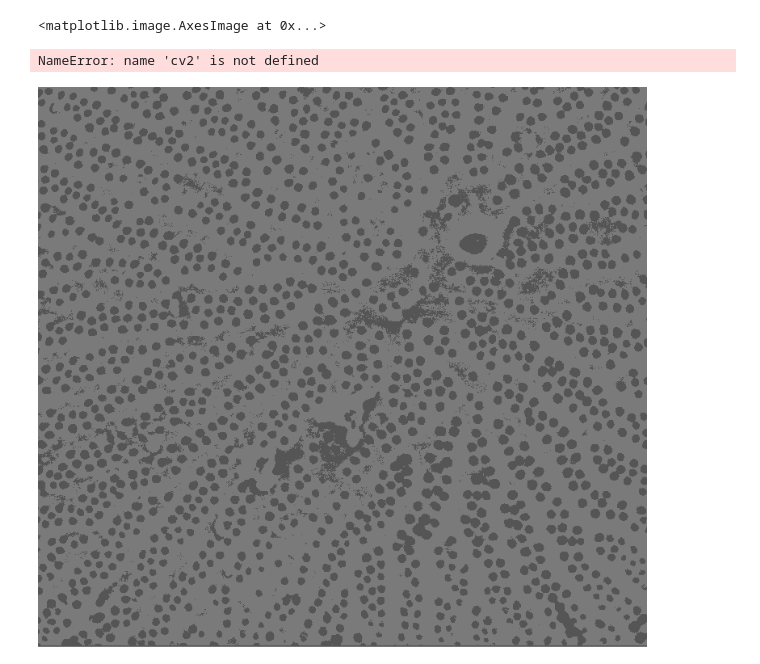
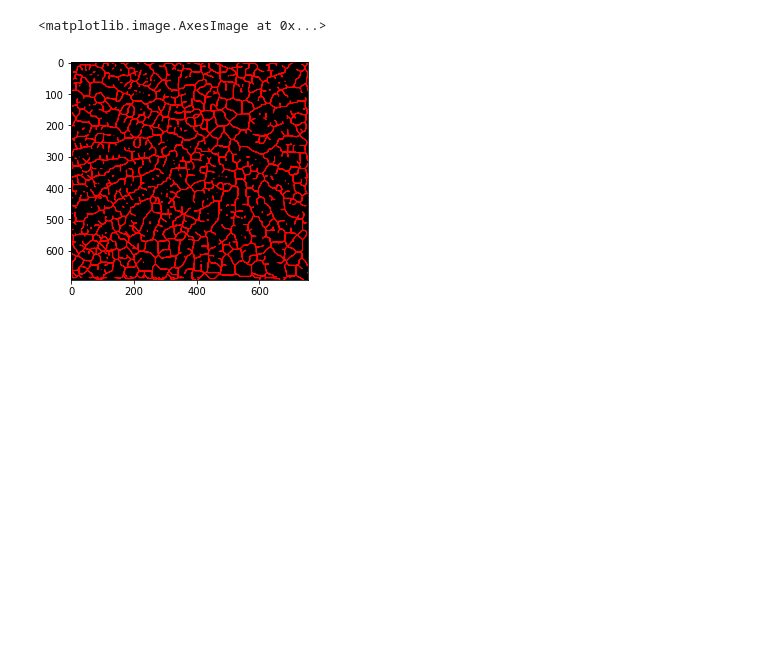
Before and after one commit to csteed/ORHS-MathThesis-2018, a Jupyter notebook: work/CNMS/Blurs, Histograms, Stats-wild018-blur first.ipynb, the cells around one changed output. Drawn from its saved outputs; the diff is of its cells as text; code cells hidden in the pictures; blank space fills up the shorter version.

```diff
--- a/work/CNMS/Blurs, Histograms, Stats-wild018-blur first.ipynb
+++ b/work/CNMS/Blurs, Histograms, Stats-wild018-blur first.ipynb
@@ -0,0 +27,7 @@
+# %%
+newimg[np.where(newimg == [])] = [255]
+newimg[np.where(newimg == [])] = [255]
+newimg[np.where(newimg == [0])] = [255]
+newimg[np.where(newimg == [1])] = [255]
+plt.imshow(newimg)
+#print(newimg)
@@ -0,0 +37,8 @@
+# %%
+from skimage.filters import threshold_otsu
+th=threshold_otsu(newimg)
+print(th)
+np.shape(newimg)
+
+threshold = newimg[:,:,0] > th
+plt.imshow(threshold)
@@ -1,38 +49,21 @@
 # %%
-import matplotlib.pyplot as plt
-import cv2
-img = cv2.imread('cropped_Wild018.tif')
-blur = cv2.blur(img,(15,15))
+from skimage.morphology import skeletonize
+skeleton = skeletonize(threshold)
+ax = plt.subplot()
+
 from matplotlib.colors import LinearSegmentedColormap
 cdict2 = {'red':   ((0.0, 0.0, 0.0),
                    (0.1, 1.0, 1.0),
                    (1.0, 1.0, 1.0)),
 
          'green': ((0.0, 0.0, 0.0),
                    (1.0, 0.0, 0.0)),
 
         'blue':  ((0.0, 0.0, 0.0),
                    (1.0, 0.0, 0.0))
         }
 red2 = LinearSegmentedColormap('Red2', cdict2)
-from skimage.filters import threshold_otsu
-thotsu=threshold_otsu(blur)
-otsublur = blur[:,:,0]> thotsu
-
-from skimage.morphology import skeletonize
-otsuskeleton = skeletonize(otsublur)
-imgplot = plt.imshow(img, alpha=0.9)
-ax = plt.subplot()
-ax.imshow(otsuskeleton, cmap=red2, interpolation='sinc', alpha=.42)
+ax.imshow(skeleton, cmap=red2, interpolation= 'bilinear')
 # %% [output]
 <matplotlib.image.AxesImage at 0x...>
+[figure, added]
-# %%
-blur = cv2.blur('cropped_Wild018.tif',(9, 9))
-plt.subplot(121),plt.imshow(img)
-plt.xticks([]), plt.yticks([])
-plt.subplot(122),plt.imshow(blur)
-plt.xticks([]), plt.yticks([])
-plt.show()
-np.shape(blur)
-# %% [output]
-NameError: name 'cv2' is not defined
@@ -42,4 +69,0 @@ im = Image.open("cropped_Wild018.tif")
-# %%
-im.quantize(2,0)
-# %% [output]
-[figure, removed]
```
Also changed, not shown: parts of 18 cells of this notebook, 13 other files.
